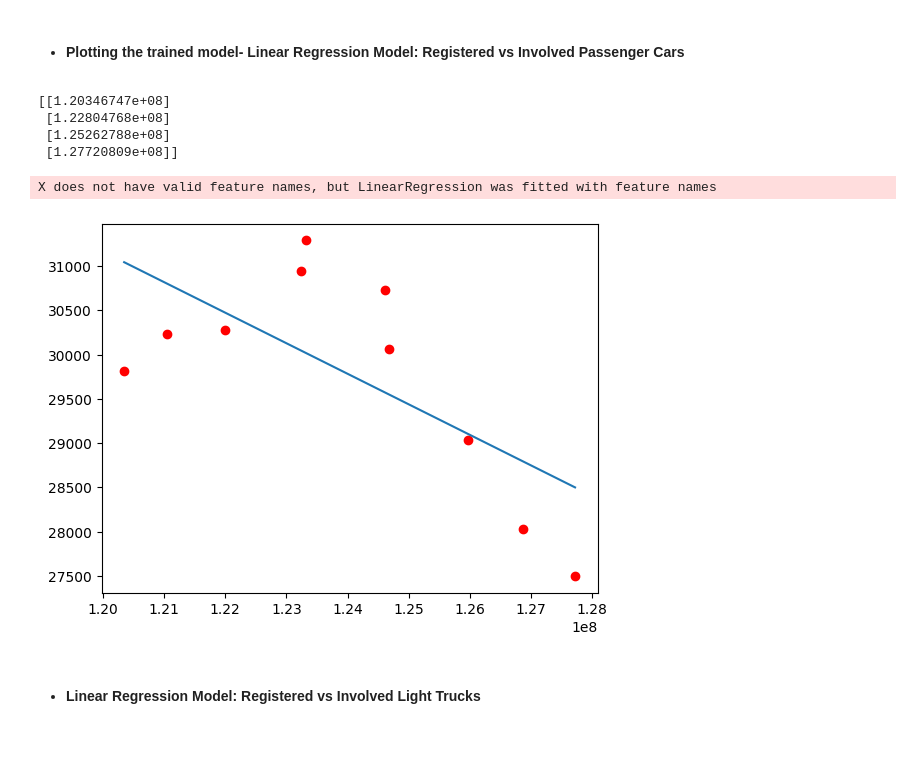
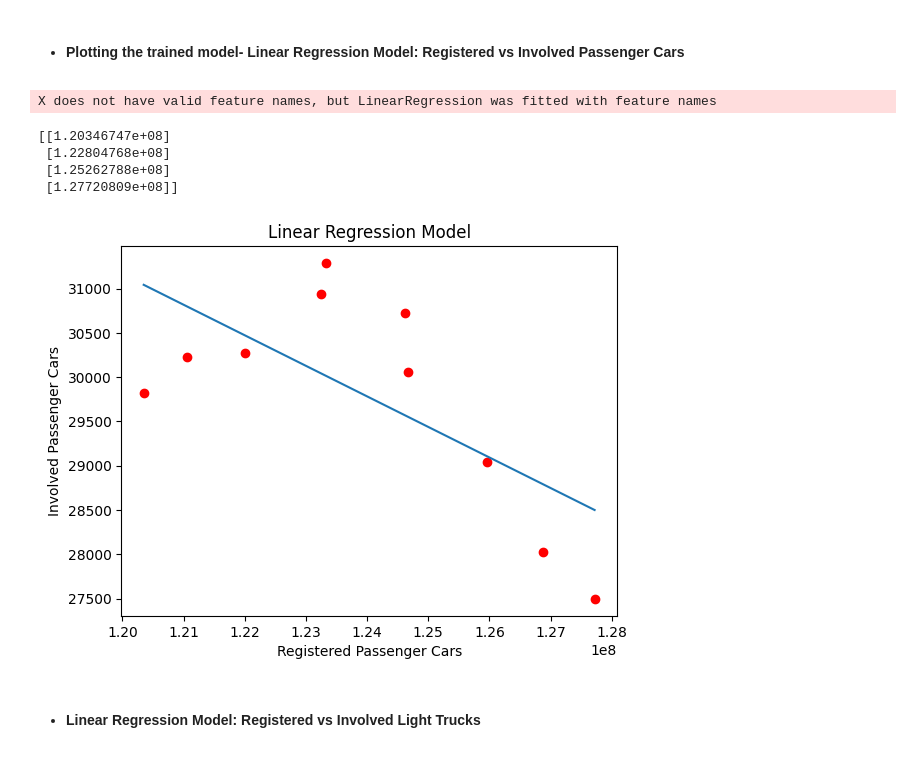
Before and after one commit to IT4063c-Spring23/final-project-patel5r4, a Jupyter notebook: source.ipynb, the cells around one changed output. Drawn from its saved outputs; the diff is of its cells as text; code cells hidden in the pictures.

```diff
--- a/source.ipynb
+++ b/source.ipynb
@@ -342,24 +351,27 @@ X does not have valid feature names, but LinearRegression was fitted with featur
 # %%
 x1 = np.linspace(
     crash_df['Registered (pass cars)'].min(),
     crash_df['Registered (pass cars)'].max(),
     4
 )
 x1_reshaped = x1.reshape(-1, 1)
 print(x1_reshaped)
 y1 = model_cars.predict(x1_reshaped)
 y1
 
 plt.scatter(crash_df['Registered (pass cars)'], crash_df['Involved (pass cars)'],c='red')
 plt.plot(x1, y1)
+plt.title('Linear Regression Model')
+plt.ylabel('Involved Passenger Cars')
+plt.xlabel('Registered Passenger Cars')
 plt.show()
 # %% [output]
-[[1.20346747e+08]
- [1.22804768e+08]
- [1.25262788e+08]
- [1.27720809e+08]]
+X does not have valid feature names, but LinearRegression was fitted with feature names
-X does not have valid feature names, but LinearRegression was fitted with feature names
+[[1.20346747e+08]
+ [1.22804768e+08]
+ [1.25262788e+08]
+ [1.27720809e+08]]
-[figure, old version]
+[figure, new version]
 # %% [markdown]
 - #### <b>Linear Regression Model: Registered vs Involved Light Trucks</b>
 # %%
```
Also changed, not shown: parts of 21 cells of this notebook, 1 other file.
